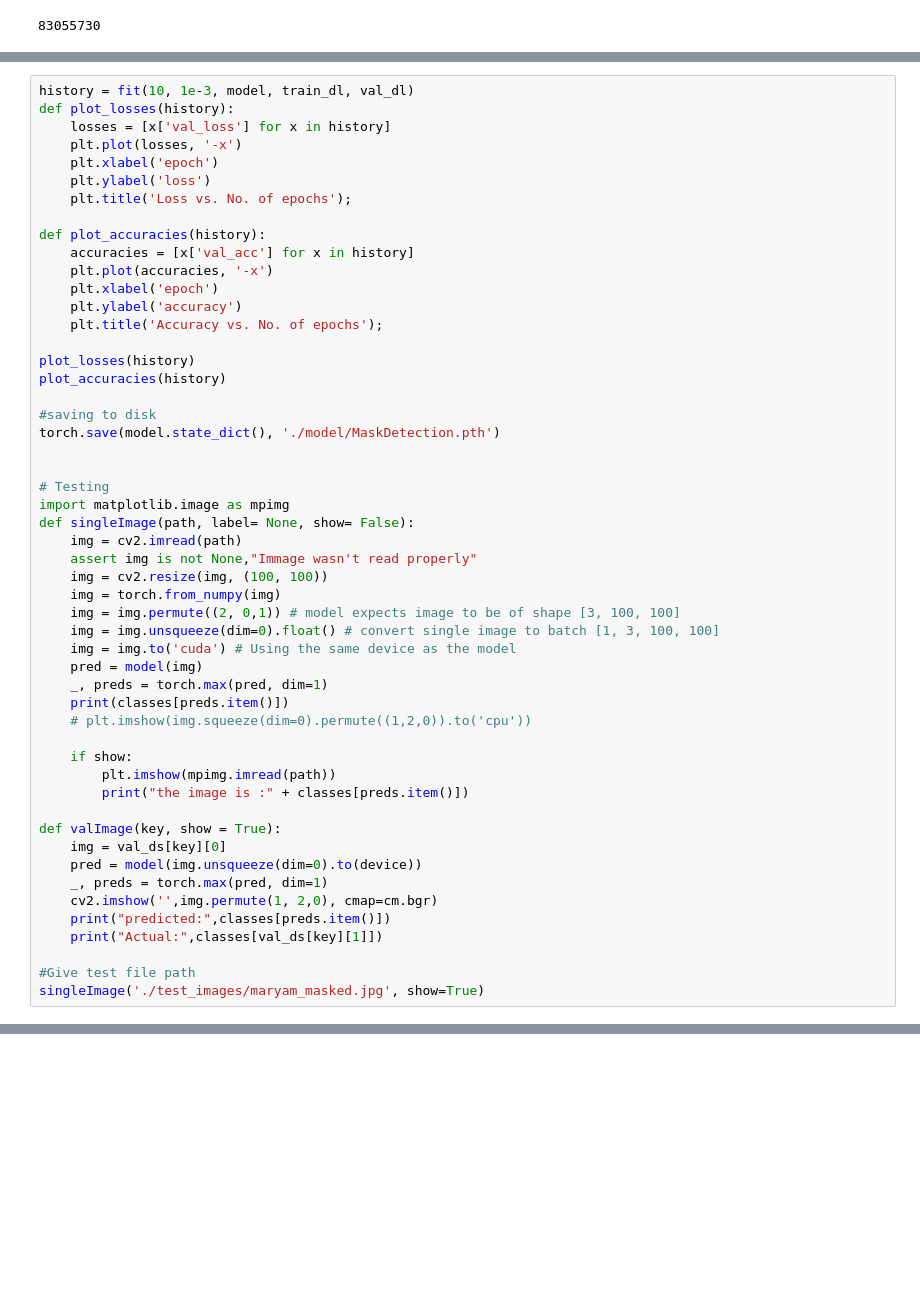
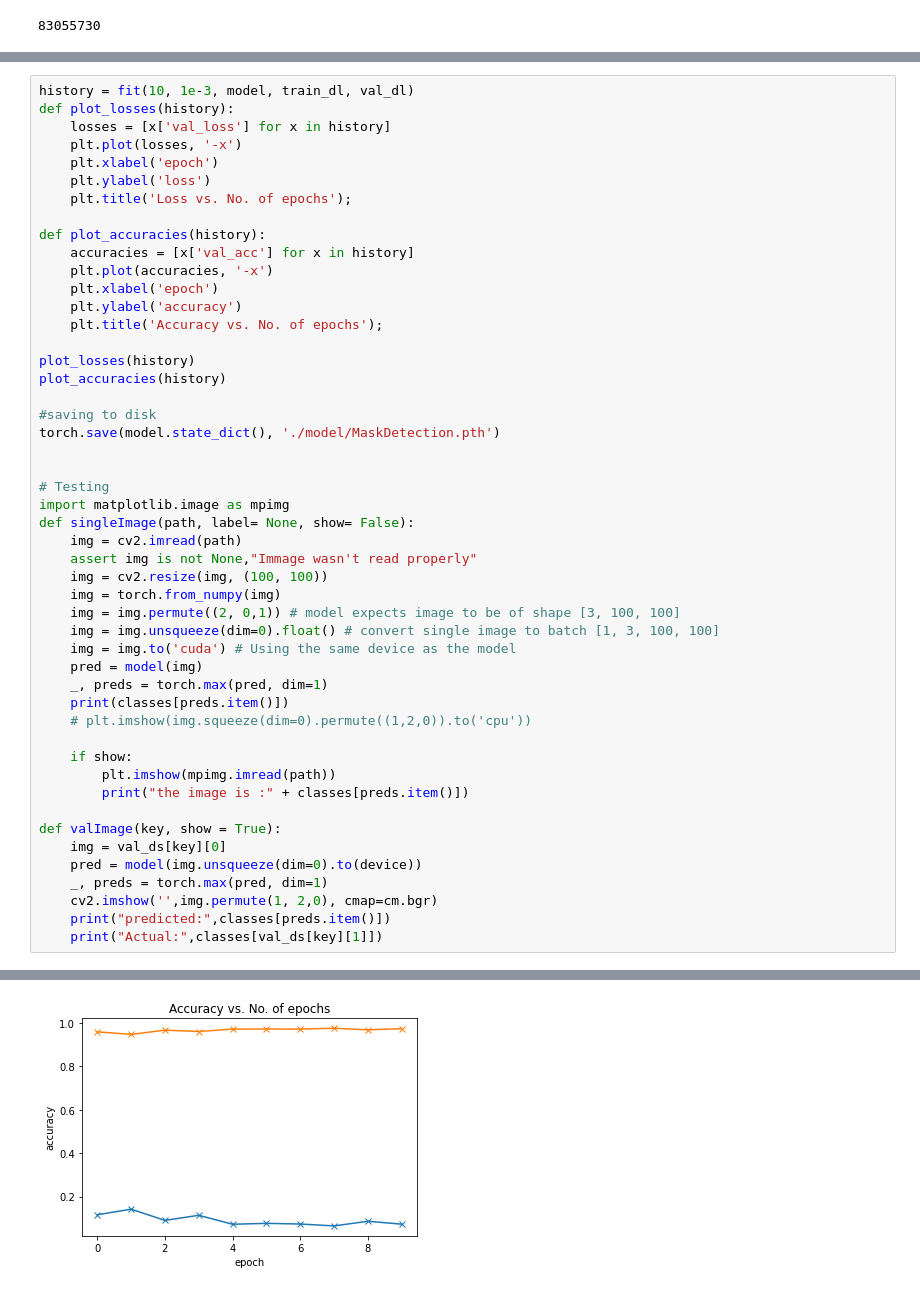
Before and after one commit to karandeepbhardwaj/Face_mask_detection, a Jupyter notebook: ipynb Files/MaskDetection.ipynb, the cells around one changed output, grey strips where cells are left out. Saved outputs shown, nothing was run; the diff lists cells and outputs as text; blank space fills up the shorter version.

```diff
--- a/ipynb Files/MaskDetection.ipynb
+++ b/ipynb Files/MaskDetection.ipynb
@@ -448,6 +477,4 @@ def valImage(key, show = True):
     cv2.imshow('',img.permute(1, 2,0), cmap=cm.bgr)
     print("predicted:",classes[preds.item()])
     print("Actual:",classes[val_ds[key][1]])
-
-#Give test file path
-singleImage('./test_images/maryam_masked.jpg', show=True)
+# %% [output]
@@ -453,0 +501 @@ singleImage('./test_images/maryam_masked.jpg', show=True)
+[figure, added]
```
Also changed, not shown: parts of 17 cells of this notebook.
